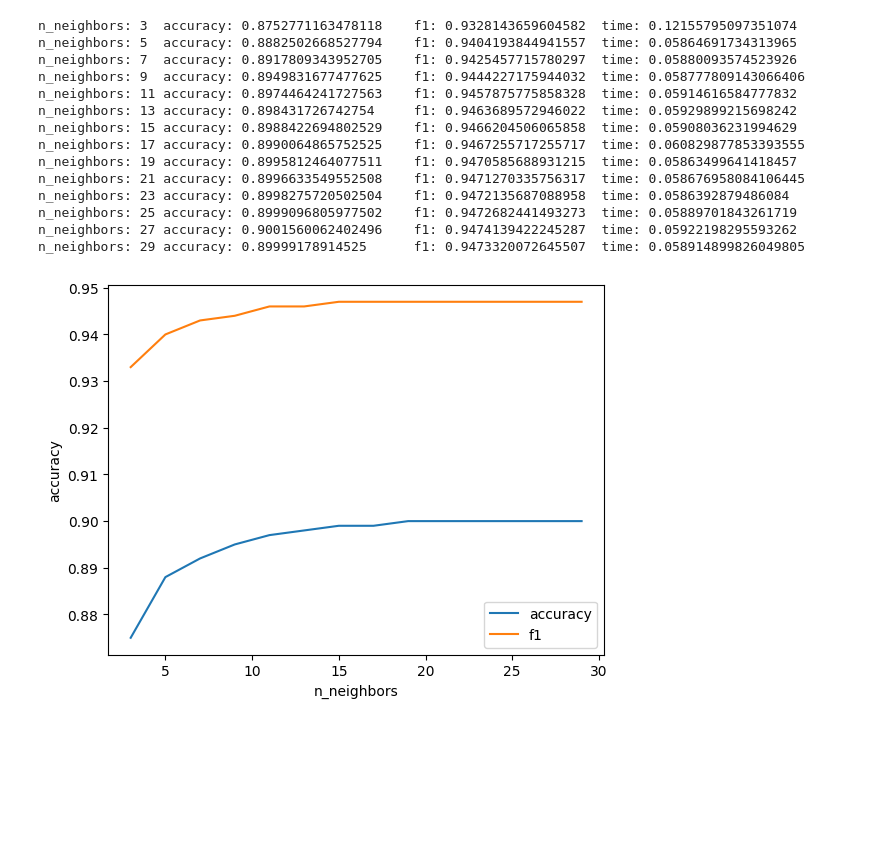
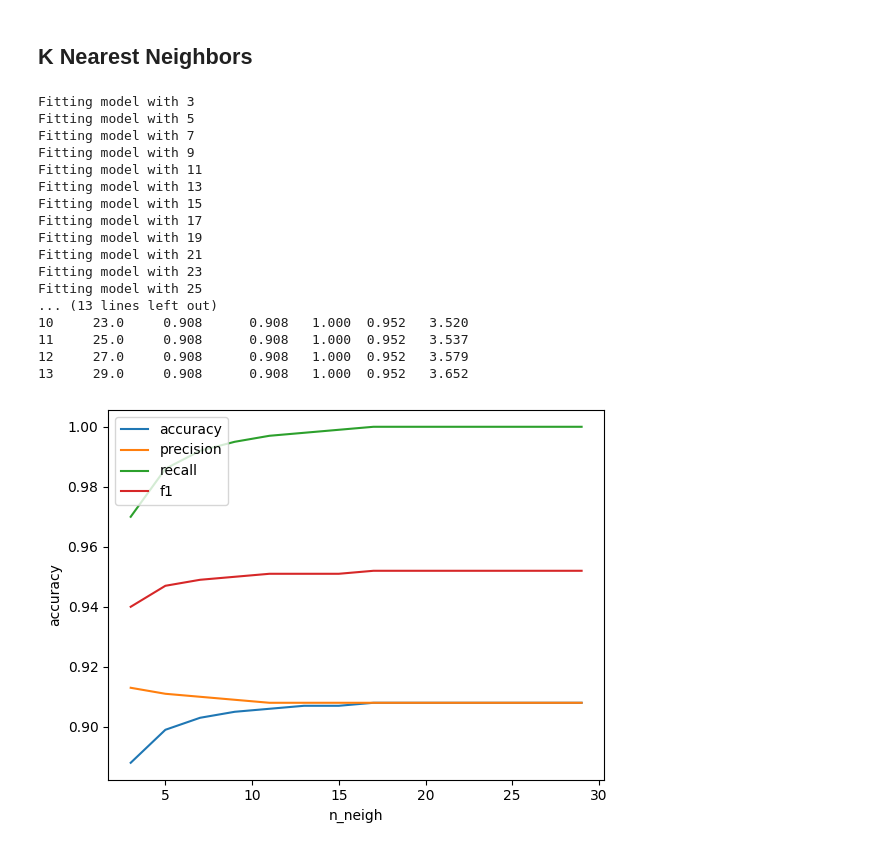
Before and after one commit to Adriano-7/feup-icd-project, a Jupyter notebook: src/model-selection.ipynb, the cells around one changed output. Drawn from its saved outputs; the diff is of its cells as text; code cells hidden in the pictures; blank space fills up the shorter version.

```diff
--- a/src/model-selection.ipynb
+++ b/src/model-selection.ipynb
@@ -36,5 +69,5 @@ df.head()
 X = df.drop(['custid','health_ins'], axis=1)
 y = df['health_ins']
 # %%
-X_train, X_test, y_train, y_test = train_test_split(X, y, test_size=0.2, random_state=42)
+X_train, X_test, y_train, y_test = train_test_split(X, y, test_size=0.3, shuffle=True)
 # %%
@@ -115,0 +177,18 @@ n_estimators: 500       accuracy: 0.8989243780277527    f1: 0.9464805878005305
+# %%
+rf_measures2 = pd.DataFrame(columns=['n_trees', 'accuracy', 'precision', 'recall', 'f1', 'time_s'])
+parameters = [10, 20, 50, 75, 100, 200, 500]
+
+for n_estimators in parameters:
+    print(f'Fitting model with {n_estimators}')
+    model = RandomForestClassifier(n_estimators=n_estimators, max_depth=10)
+
+    start_t = time.time()
+    model.fit(X_train, y_train)
+    time_spent = time.time() - start_t
+
+    y_pred = model.predict(X_test)
+    measures = get_metrics(y_pred)
+    rf_measures2.loc[len(rf_measures2)] = [n_estimators, measures[0], measures[1], measures[2], measures[3], round(time_spent,3)]
+
+print(rf_measures2)
+plot_measures(rf_measures2)
@@ -116,38 +220,38 @@ n_estimators: 500       accuracy: 0.8989243780277527    f1: 0.9464805878005305
+# %% [markdown]
+## K Nearest Neighbors
 # %%
-from sklearn.neighbors import KNeighborsClassifier
-
-knn_measures = pd.DataFrame(columns=['n_neighbors', 'accuracy', 'f1', 'time_s'])
+knn_measures = pd.DataFrame(columns=['n_neigh', 'accuracy', 'precision', 'recall', 'f1', 'time_s'])
 parameters = list(range(3, 31, 2))
 
-for n_neighbors in parameters:
-    model = KNeighborsClassifier(n_neighbors=n_neighbors)
+for k in parameters:
+    print(f'Fitting model with {k}')
+    model = KNeighborsClassifier(n_neighbors=k)
+    model.fit(X_train, y_train)
 
     start_t = time.time()
-    model.fit(X_train, y_train)
+    y_pred = model.predict(X_test)
     time_spent = time.time() - start_t
+    measures = get_metrics(y_pred)
+    knn_measures.loc[len(knn_measures)] = [k, measures[0], measures[1], measures[2], measures[3], round(time_spent,3)]
 
-    y_pred = model.predict(X_test)
-    acc = accuracy_score(y_test, y_pred)
-    f1 = f1_score(y_test, y_pred)
-
-    knn_measures.loc[len(knn_measures)] = [n_neighbors, round(acc,3), round(f1,3), round(time_spent,3)]
-
-    print(f'n_neighbors: {n_neighbors}\taccuracy: {acc}\tf1: {f1}\ttime: {time_spent}')
-
+print(knn_measures)
 plot_measures(knn_measures)
 # %% [output]
-n_neighbors: 3  accuracy: 0.8752771163478118    f1: 0.9328143659604582  time: 0.12155795097351074
-n_neighbors: 5  accuracy: 0.8882502668527794    f1: 0.9404193844941557  time: 0.05864691734313965
-n_neighbors: 7  accuracy: 0.8917809343952705    f1: 0.9425457715780297  time: 0.05880093574523926
-n_neighbors: 9  accuracy: 0.8949831677477625    f1: 0.9444227175944032  time: 0.058777809143066406
-n_neighbors: 11 accuracy: 0.8974464241727563    f1: 0.9457875775858328  time: 0.05914616584777832
-n_neighbors: 13 accuracy: 0.898431726742754     f1: 0.9463689572946022  time: 0.05929899215698242
-n_neighbors: 15 accuracy: 0.8988422694802529    f1: 0.9466204506065858  time: 0.05908036231994629
-n_neighbors: 17 accuracy: 0.8990064865752525    f1: 0.9467255717255717  time: 0.060829877853393555
-n_neighbors: 19 accuracy: 0.8995812464077511    f1: 0.9470585688931215  time: 0.05863499641418457
-n_neighbors: 21 accuracy: 0.8996633549552508    f1: 0.9471270335756317  time: 0.058676958084106445
-n_neighbors: 23 accuracy: 0.8998275720502504    f1: 0.9472135687088958  time: 0.0586392879486084
-n_neighbors: 25 accuracy: 0.8999096805977502    f1: 0.9472682441493273  time: 0.05889701843261719
-n_neighbors: 27 accuracy: 0.9001560062402496    f1: 0.9474139422245287  time: 0.05922198295593262
-n_neighbors: 29 accuracy: 0.89999178914525      f1: 0.9473320072645507  time: 0.058914899826049805
+Fitting model with 3
+Fitting model with 5
+Fitting model with 7
+Fitting model with 9
+Fitting model with 11
+Fitting model with 13
+Fitting model with 15
+Fitting model with 17
+Fitting model with 19
+Fitting model with 21
+Fitting model with 23
+Fitting model with 25
+... (13 lines left out)
+10     23.0     0.908      0.908   1.000  0.952   3.520
+11     25.0     0.908      0.908   1.000  0.952   3.537
+12     27.0     0.908      0.908   1.000  0.952   3.579
+13     29.0     0.908      0.908   1.000  0.952   3.652
-[figure, old version]
+[figure, new version]
```
Also changed, not shown: parts of 28 cells of this notebook, 2 other files.
